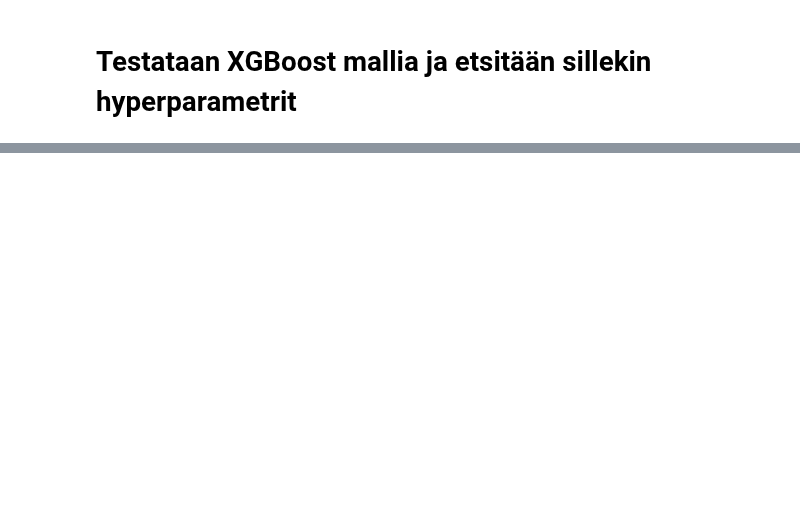
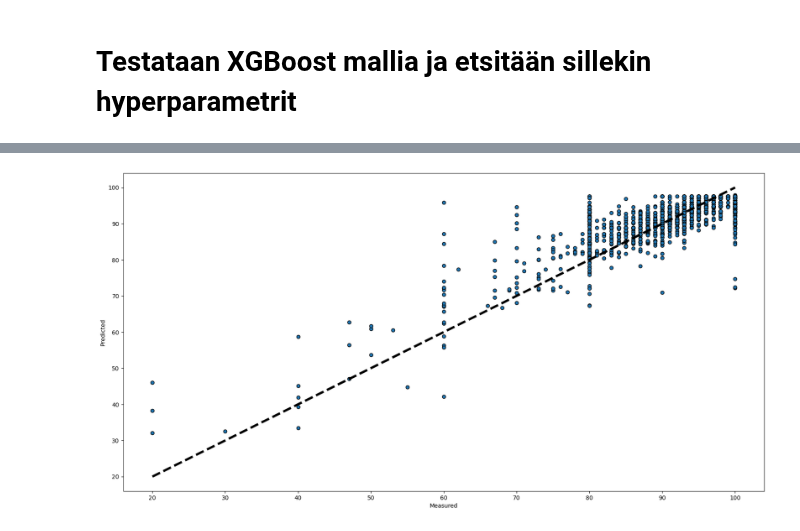
Before and after one commit to THalfar/JoDa, a Jupyter notebook: categorical_and_missing_data.ipynb, the cells around one changed output, grey strips where cells are left out. Cells and saved outputs as stored; diff of their text form; code cells hidden in the pictures; blank space fills up the shorter version.

```diff
--- a/categorical_and_missing_data.ipynb
+++ b/categorical_and_missing_data.ipynb
@@ -332,0 +396,49 @@ Mean absolute error: 2.23
+# %%
+feature_extractor = tf.keras.Model(inputs=model.inputs, outputs=model.layers[-2].output)
+X_train_features = feature_extractor.predict(X_train_scaled)
+X_test_features = feature_extractor.predict(X_test_scaled)
+
+
+xgb = xgboost.XGBRegressor(objective ='reg:squarederror')
+
+param_space = {
+    'n_estimators': np.arange(1, 500, 10),
+    'max_depth': np.arange(3, 11),
+    'learning_rate': [0.1, 0.01, 0.001],
+    'subsample': [0.8, 0.9, 1.0],
+    'colsample_bytree': [0.8, 0.9, 1.0],
+    'gamma': [0, 1, 5],
+    'reg_alpha': [0, 0.1, 0.5],
+    'reg_lambda': [1, 1.5, 2]
+}
+
+random_search = RandomizedSearchCV(
+estimator = xgb,
+param_distributions = param_space,
+cv = 5,
+n_jobs= -2,
+n_iter = 1000,
+verbose = 0
+)
+
+
+random_search.fit(X_train_features, y_train)
+best_model = random_search.best_estimator_
+
+# Käytetään parhaita hyperparametrejä
+predictions = best_model.predict(X_test_features)
+
+# Tarkastellaan mallin toimivuutta
+fig, ax = plt.subplots(figsize = (20,10))
+ax.scatter(y_test, predictions, edgecolors=(0, 0, 0))
+ax.plot([y_test.min(), y_test.max()], [y_test.min(), y_test.max()], 'k--', lw=4)
+ax.set_xlabel('Measured')
+ax.set_ylabel('Predicted')
+plt.show()
+
+mse = mean_squared_error(predictions, y_test)
+mae = mean_absolute_error(predictions, y_test)
+
+# Tallennetaan saadut arvot
+models_performance = pd.concat([models_performance, pd.DataFrame({'Model Name': ['XGBoost with Neural Network Features'], 'MSE': [mse], 'MAE': [mae]})], ignore_index=True)
+# %% [output]
@@ -332,0 +447 @@ Mean absolute error: 2.23
+[figure, added]
```
Also changed, not shown: parts of 9 cells of this notebook.
